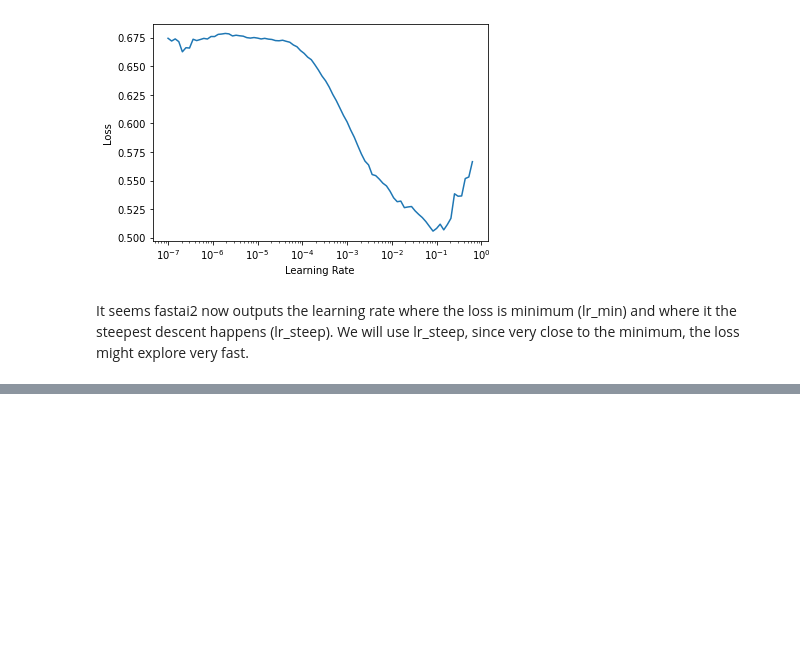
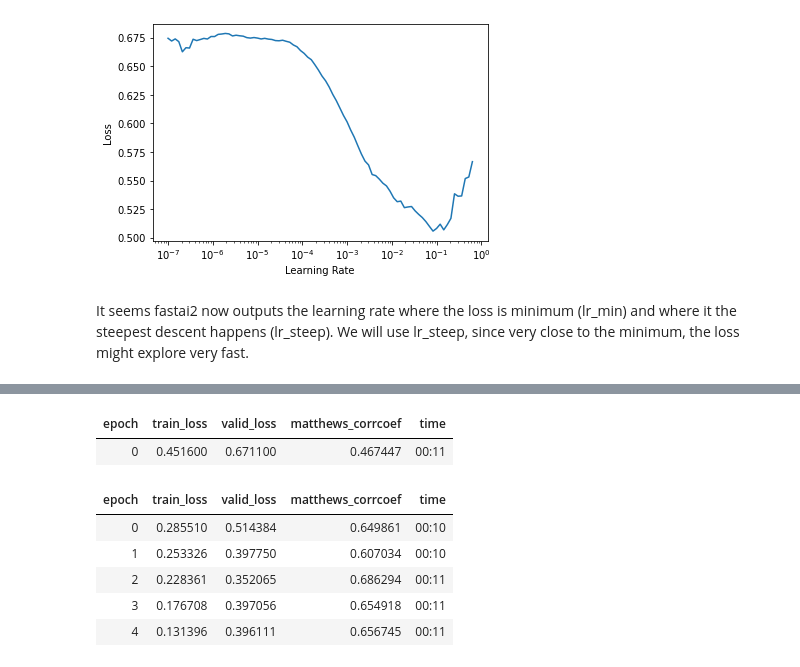
Before and after one commit to Marcosuff/Marcosuff.github.io, a Jupyter notebook: nbs/download_chembl.ipynb, the cells around one changed output, grey strips where cells are left out. Cells and saved outputs as stored; diff of their text form; code cells hidden in the pictures; blank space fills up the shorter version.

```diff
--- a/nbs/download_chembl.ipynb
+++ b/nbs/download_chembl.ipynb
@@ -211,0 +216,11 @@ learn.fine_tune(epochs=5,base_lr=0.0030199517495930195)
+# %%
+learn.fine_tune(epochs=5, base_lr=0.0030199517495930195, wd = 1e-3)
+# %% [output]
+| epoch | train_loss | valid_loss | matthews_corrcoef | time |
+| 0 | 0.451600 | 0.671100 | 0.467447 | 00:11 |
+| epoch | train_loss | valid_loss | matthews_corrcoef | time |
+| 0 | 0.285510 | 0.514384 | 0.649861 | 00:10 |
+| 1 | 0.253326 | 0.397750 | 0.607034 | 00:10 |
+| 2 | 0.228361 | 0.352065 | 0.686294 | 00:11 |
+| 3 | 0.176708 | 0.397056 | 0.654918 | 00:11 |
+| 4 | 0.131396 | 0.396111 | 0.656745 | 00:11 |
```
Also changed, not shown: parts of 6 cells of this notebook.
